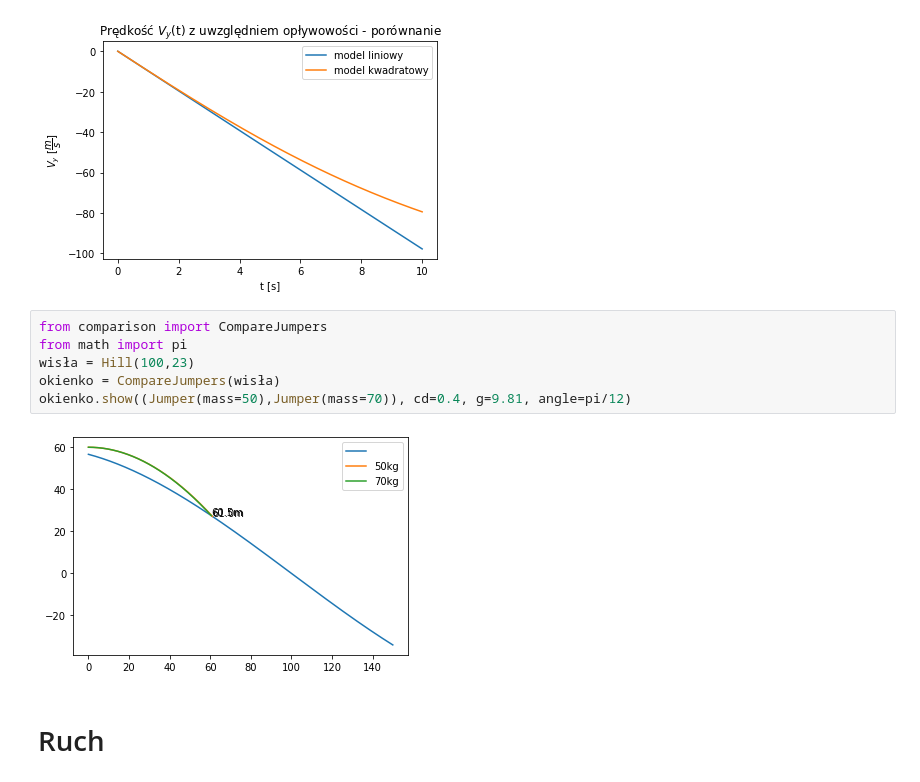
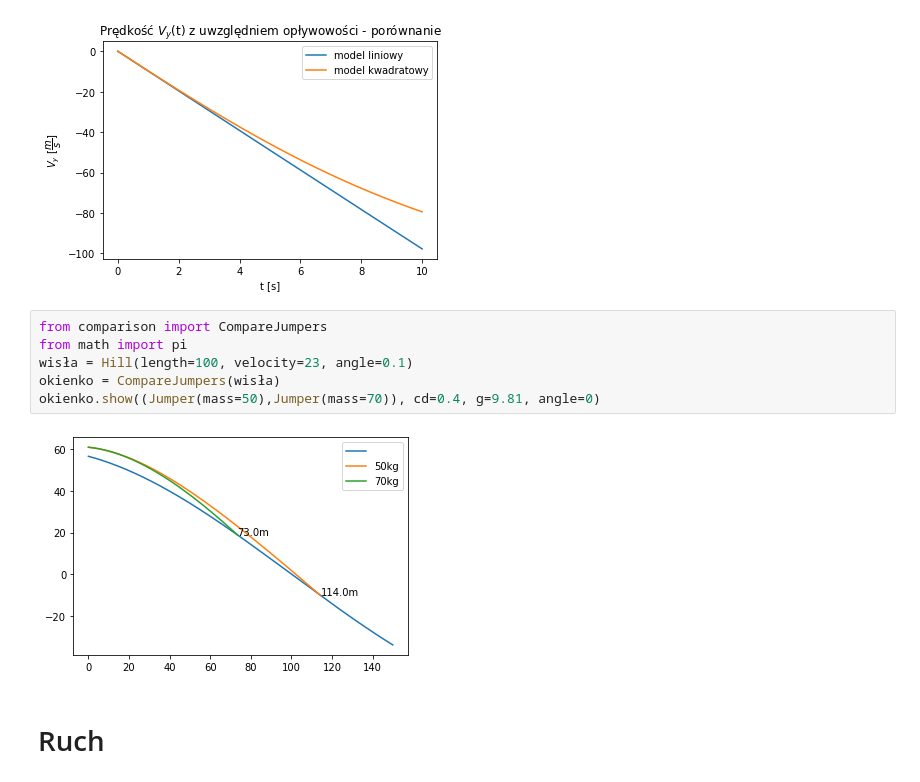
Before and after one commit to maciejratajski1999/Skoki-narciarskie, a Jupyter notebook: main.ipynb, the cells around one changed output. Cells and saved outputs as stored; diff of their text form.

```diff
--- a/main.ipynb
+++ b/main.ipynb
@@ -369,11 +371,11 @@ pyplot.show()
 # %%
 from comparison import CompareJumpers
 from math import pi
-wisła = Hill(100,23)
+wisła = Hill(length=100, velocity=23, angle=0.1)
 okienko = CompareJumpers(wisła)
-okienko.show((Jumper(mass=50),Jumper(mass=70)), cd=0.4, g=9.81, angle=pi/12)
+okienko.show((Jumper(mass=50),Jumper(mass=70)), cd=0.4, g=9.81, angle=0)
 # %% [output]
-[figure, old version]
+[figure, new version]
 # %% [markdown]
 # Ruch
 # %% [markdown]
```
Also changed, not shown: parts of 1 cell of this notebook, 1 other file.
